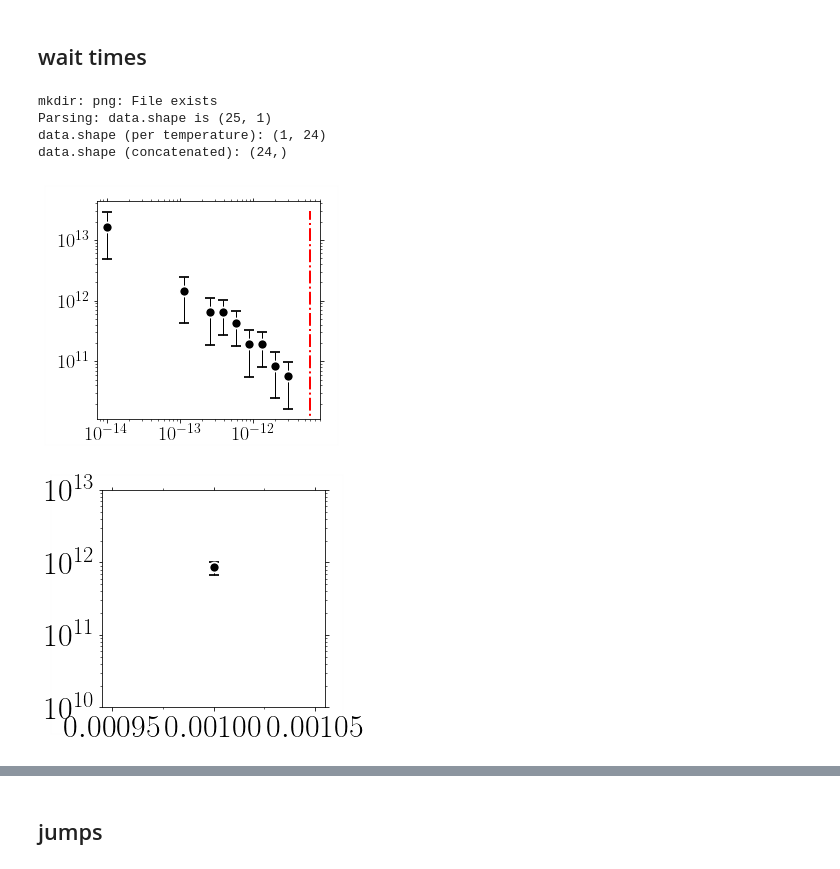
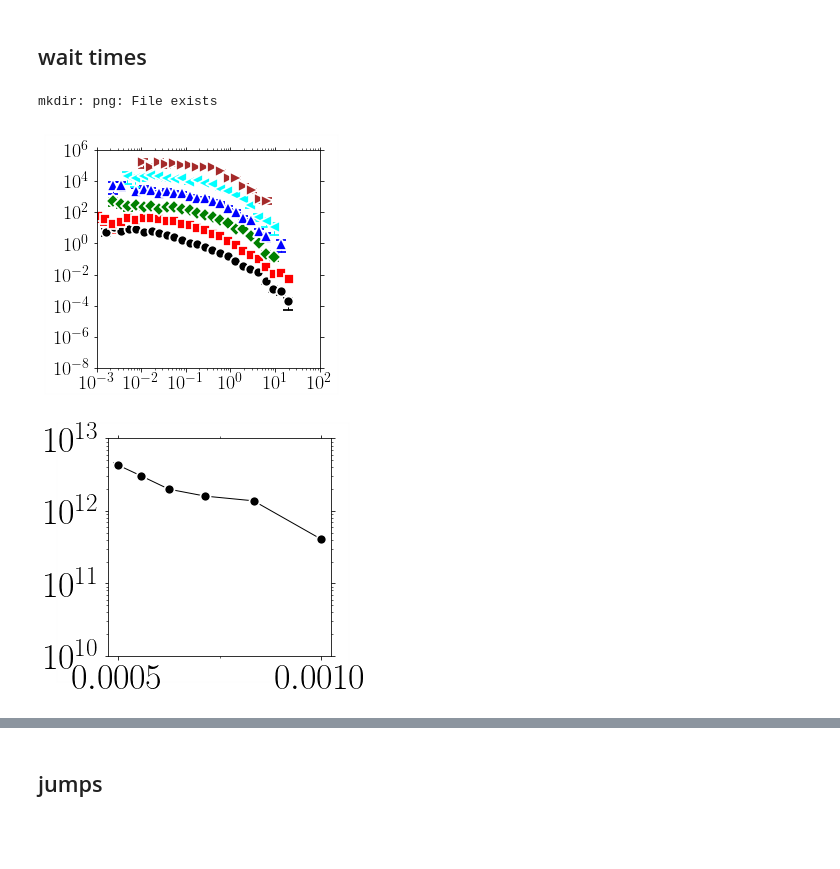
Before and after one commit to kkarimi62/vacancyDiffusion, a Jupyter notebook: postproc/postproc.ipynb, the cells around one changed output, grey strips where cells are left out. Saved outputs shown, nothing was run; the diff lists cells and outputs as text; code cells hidden in the pictures; blank space fills up the shorter version.

```diff
--- a/postproc/postproc.ipynb
+++ b/postproc/postproc.ipynb
@@ -1322,11 +1466,12 @@ class Stats(Temperature):
                    Plot=False,
                           )
             kount += self.nrun
+        self.data_regr = np.c_[bin_edges,hist,err]
         #
         xhi=self.ax.axis()[1]
         xarr = np.logspace(np.log10(xhi)-5.0,np.log10(xhi),32)
-        utl.PltErr( [tauu,tauu],#None,#xarr if scale else None,
-                   self.ax.axis()[2:4],#None,#np.exp(-xarr) if scale else None,
+        utl.PltErr( None,#[tauu,tauu],#None,#xarr if scale else None,
+                   None,#self.ax.axis()[2:4],#None,#np.exp(-xarr) if scale else None,
                    attrs={'fmt':'-.r','lw':2},
                    ax=self.ax,
                    Plot=False,
@@ -1383,61 +1528,85 @@ class Stats(Temperature):
                    ystr=r'$P(\Delta E)$'
                   )
 
+    def func(self,x,k,alpha,beta,t0):
+        return k*(x/t0)**(-alpha)/(1+(x/t0)**(beta-alpha))
+
+
+    def fit(self,edge,hist,err):
+        xdata=edge
+        ydata=hist
+        yerr=err
+        popt, pcov = curve_fit(self.func,xdata,ydata,
+                              p0=(1.0,0.4,2,1.0),
+                               sigma=yerr,
+                              )
+
+        ax=utl.PltErr(edge,hist,yerr=err,
+                   yscale='log',xscale='log',
+                      Plot=False
+                  )
+        utl.PltErr(edge,self.func(edge,*popt),attrs={'fmt':'-.r'},
+                   yscale='log',xscale='log',
+                   ax=ax,
+                   ylim=(1e-5,1000),
+                  )
+#        assert popt[-1]>0
+        print('k,alpha,beta,t0',popt)
+        return popt[0]
+
 if not eval(confParser['flags']['RemoteMachine']):
     !mkdir png
 
     stats = Stats(
-#         [1000,1200,1400,1600,1800,2000],8,
+         [1000,1200,1400,1600,1800,2000],8,
 #        [1000,1200,1400,1600,1800,2000],1,
-        [1000],1,
-#        [1000,2000],8,
+#        [2000],8,
 #        np.arange(1000,1440,80),1,
-        verbose=True
+#        verbose=True
                      )
-    stats.Parse(['msd/event_times.txt'])
-#    stats.Parse( list(map(lambda x:'CantorNatom16KTemp%sKEnsemble8/Run%s/msd/event_times.txt'%(x[0],x[1]),
+#    stats.Parse(['msd/event_times.txt'])
+    stats.Parse( list(map(lambda x:'CantorNatom16KTemp%sKEnsemble8/Run%s/msd/event_times.txt'%(x[0],x[1]),
 #    stats.Parse( list(map(lambda x:'NiCoCrNatom1KTemp%sK/Run%s/msd/event_times.txt'%(x[0],x[1]),
 #    stats.Parse( list(map(lambda x:'NiNatom16KTemp%sK/Run%s/msd/event_times.txt'%(x[0],x[1]),
-#                         stats.temps_runs ))
-#               )
-    stats.PlotWaitTimes(scale=False,shift=False,scalePowerLaw=False,
+                        stats.temps_runs ))
+              )
+    stats.PlotWaitTimes(scale=True,shift=True,scalePowerLaw=False,
                         n_per_decade=6,
                         **{'xscale':'log',
                   'yscale':'log',
-#                    'xlim':(1e-2,100),
-#                    'ylim':(1e-5,1e6), #(1e-5,1e2),
-                    'ndecade_y':1,
+                    'xlim':(1e-3,100),
+                    'ylim':(1e-8,1e6), #(1e-5,1e2),
+                    'ndecade_y':2,
 #                           'xstr':r'$\Delta t$',
 #                           'ystr':r'$P(\Delta t)$',
-                   'title':'png/waitTimes_unscaled_nicocr.png'},
+                   'title':'png/waitTimes_unscaled_cantor.png'},
 
                        )
 #     stats.PlotWaitTimes(scale=True,scalePowerLaw=True,
 #                         **{'xscale':'log',
 #                   'yscale':'log',
 # #                   'xlim':(1e-9,1e-3),
 #                    'ylim':(1e-5,1e0), #(1e-5,1e2),
 # #                           'xstr':r'$\Delta t$',
 # #                           'ystr':r'$P(\Delta t)$',
 #                    'title':'png/waitTimes_rescaled_ni.png'},
 #                       )
     stats.PlotAverageRate(
                 **{
-                    'fontsize':32,
+                    'fontsize':36,
 #                  'xscale':'log',
                   'yscale':'log',
 #                   'xlim':(1e-9,1e-3),
                    'ylim':(1e10,1e13), #(1e-5,1e2),
 #                           'xstr':r'$1/T$',
 #                           'ystr':r'$\lambda$',
-                   'title':'png/eventRate_nicocr.png'},
+                   'title':'png/eventRate_cantor.png'},
 
     )
+    #
+#    stats.fit(stats.data_regr[:,0],stats.data_regr[:,1],stats.data_regr[:,2])
     #stats.Barries()
 # %% [output]
 mkdir: png: File exists
-Parsing: data.shape is (25, 1)
-data.shape (per temperature): (1, 24)
-data.shape (concatenated): (24,)
-[figure, old version]
+[figure, new version]
-[figure, old version]
+[figure, new version]
```
Also changed, not shown: parts of 17 cells of this notebook.
